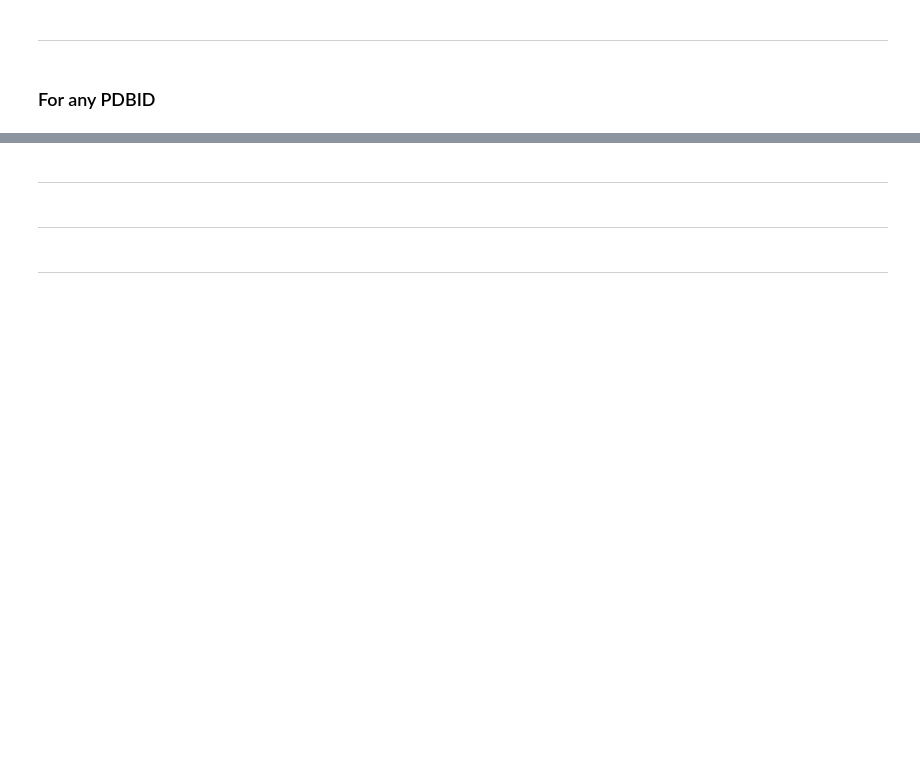
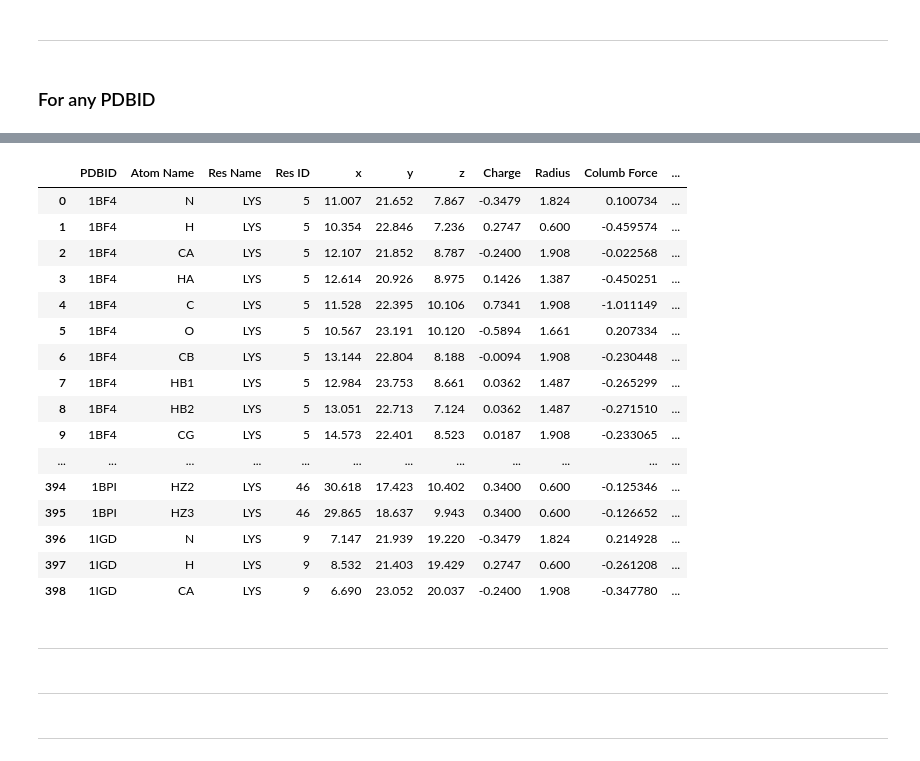
Before and after one commit to YongjiaXu/protein_pKa, a Jupyter notebook: protein_pKa.ipynb, the cells around one changed output, grey strips where cells are left out. Drawn from its saved outputs; the diff is of its cells as text; code cells hidden in the pictures; blank space fills up the shorter version.

```diff
--- a/protein_pKa.ipynb
+++ b/protein_pKa.ipynb
@@ -395,3 +347,29 @@ for p in sample_PDB:
+# %%
+pd.set_option('display.max_rows', 10)
+df_LYS.reset_index(drop=True)
+df_LYS = df_LYS.reset_index(drop=True)
+# %%
+df_LYS_copy = df_LYS_copy.reset_index(drop=True)
+# %%
+df_LYS_copy
+# %% [output]
+|  | PDBID | Atom Name | Res Name | Res ID | x | y | z | Charge | Radius | Columb Force | ... |
+| 0 | 1BF4 | N | LYS | 5 | 11.007 | 21.652 | 7.867 | -0.3479 | 1.824 | 0.100734 | ... |
+| 1 | 1BF4 | H | LYS | 5 | 10.354 | 22.846 | 7.236 | 0.2747 | 0.600 | -0.459574 | ... |
+| 2 | 1BF4 | CA | LYS | 5 | 12.107 | 21.852 | 8.787 | -0.2400 | 1.908 | -0.022568 | ... |
+| 3 | 1BF4 | HA | LYS | 5 | 12.614 | 20.926 | 8.975 | 0.1426 | 1.387 | -0.450251 | ... |
+| 4 | 1BF4 | C | LYS | 5 | 11.528 | 22.395 | 10.106 | 0.7341 | 1.908 | -1.011149 | ... |
+| 5 | 1BF4 | O | LYS | 5 | 10.567 | 23.191 | 10.120 | -0.5894 | 1.661 | 0.207334 | ... |
+| 6 | 1BF4 | CB | LYS | 5 | 13.144 | 22.804 | 8.188 | -0.0094 | 1.908 | -0.230448 | ... |
+| 7 | 1BF4 | HB1 | LYS | 5 | 12.984 | 23.753 | 8.661 | 0.0362 | 1.487 | -0.265299 | ... |
+| 8 | 1BF4 | HB2 | LYS | 5 | 13.051 | 22.713 | 7.124 | 0.0362 | 1.487 | -0.271510 | ... |
+| 9 | 1BF4 | CG | LYS | 5 | 14.573 | 22.401 | 8.523 | 0.0187 | 1.908 | -0.233065 | ... |
+| ... | ... | ... | ... | ... | ... | ... | ... | ... | ... | ... | ... |
+| 394 | 1BPI | HZ2 | LYS | 46 | 30.618 | 17.423 | 10.402 | 0.3400 | 0.600 | -0.125346 | ... |
+| 395 | 1BPI | HZ3 | LYS | 46 | 29.865 | 18.637 | 9.943 | 0.3400 | 0.600 | -0.126652 | ... |
+| 396 | 1IGD | N | LYS | 9 | 7.147 | 21.939 | 19.220 | -0.3479 | 1.824 | 0.214928 | ... |
+| 397 | 1IGD | H | LYS | 9 | 8.532 | 21.403 | 19.429 | 0.2747 | 0.600 | -0.261208 | ... |
+| 398 | 1IGD | CA | LYS | 9 | 6.690 | 23.052 | 20.037 | -0.2400 | 1.908 | -0.347780 | ... |
 # %% [markdown]
 <hr style="border:1px solid gray"> </hr>
 # %% [markdown]
```
Also changed, not shown: parts of 28 cells of this notebook, 10 other files.
